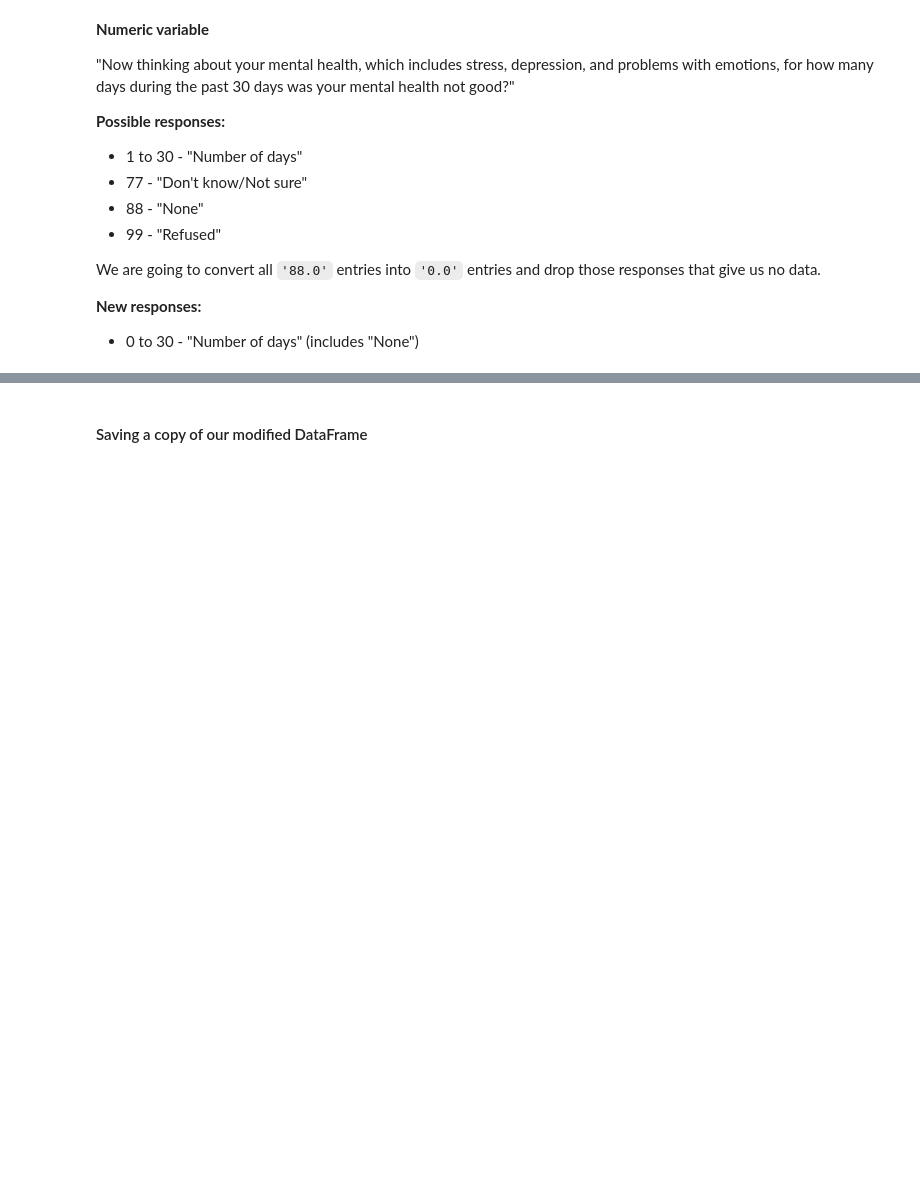
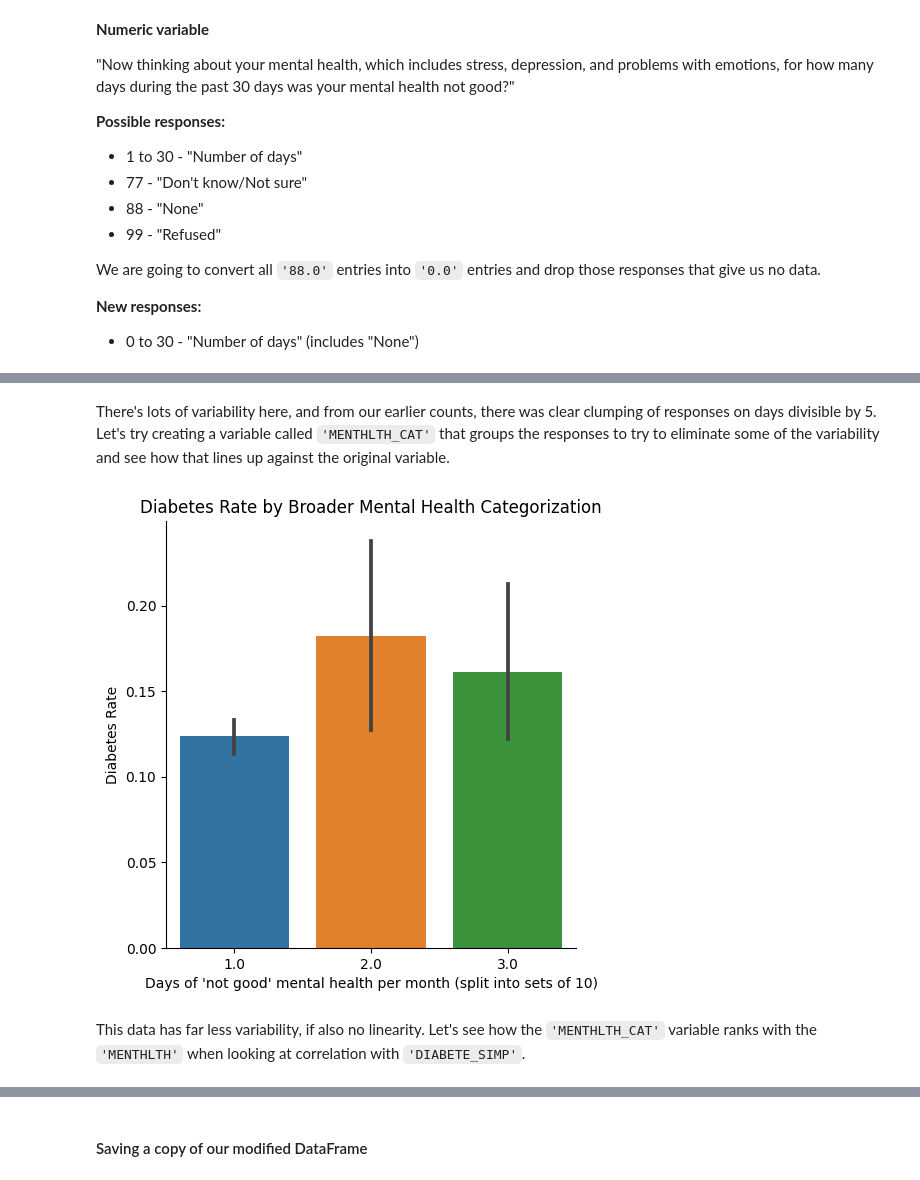
Before and after one commit to Chachi36/Diabetes-Factors-Demo-Notebook, a Jupyter notebook: Diabetes_Risk_Notebook.ipynb, the cells around one changed output, grey strips where cells are left out. Cells and saved outputs as stored; diff of their text form; code cells hidden in the pictures; blank space fills up the shorter version.

```diff
--- a/Diabetes_Risk_Notebook.ipynb
+++ b/Diabetes_Risk_Notebook.ipynb
@@ -2117,0 +2045,35 @@ dtype: int64
+# %% [markdown]
+There's lots of variability here, and from our earlier counts, there was clear clumping of responses on days divisible by 5.  Let's try creating a variable called `'MENTHLTH_CAT'` that groups the responses to try to eliminate some of the variability and see how that lines up against the original variable.
+# %%
+# reset the index
+df.reset_index(inplace=True)
+
+# Quick housecleaning
+df.drop("index", axis=1, inplace=True)
+# %%
+# transform the MENTHLTH variable
+li1 = df["MENTHLTH"]
+li2 = []
+
+for i in range(len(li1)):
+  if li1[i] >= 0.0 and li1[i] <= 10.0:
+    li2.append(1.0)
+  elif li1[i] > 10.0 and li1[i] <= 20.0:
+    li2.append(2.0)
+  elif li1[i] > 20.0 and li1[i] <= 30.0:
+    li2.append(3.0)
+  else:
+    li2.append(li1[i])
+
+df["MENTHLTH_CAT"] = li2
+# %%
+# MENTHLTH_CAT
+sns.catplot(x="MENTHLTH_CAT", y="DIABETE_SIMP", data=df, kind="bar")
+plt.title("Diabetes Rate by Broader Mental Health Categorization")
+plt.xlabel("Days of 'not good' mental health per month (split into sets of 10)")
+plt.ylabel("Diabetes Rate")
+plt.show()
+# %% [output]
+[figure, added]
+# %% [markdown]
+This data has far less variability, if also no linearity.  Let's see how the `'MENTHLTH_CAT'` variable ranks with the `'MENTHLTH'` when looking at correlation with `'DIABETE_SIMP'`.
```
Also changed, not shown: parts of 32 cells of this notebook.
